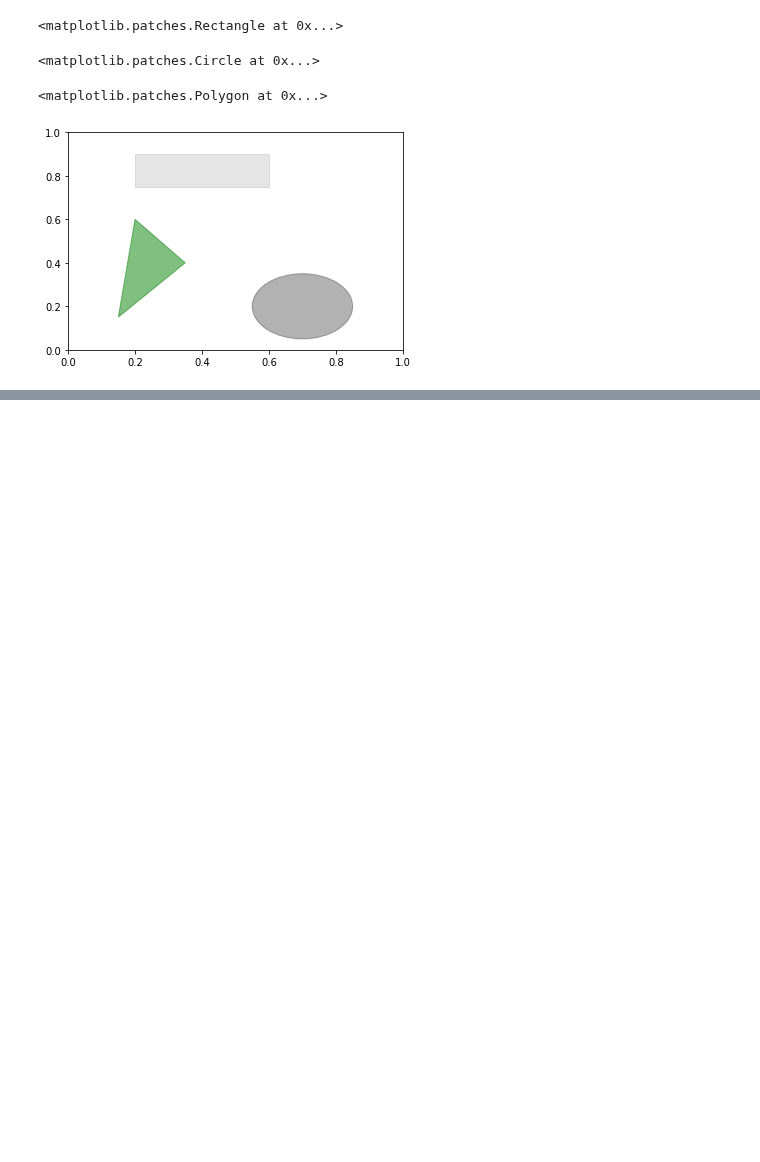
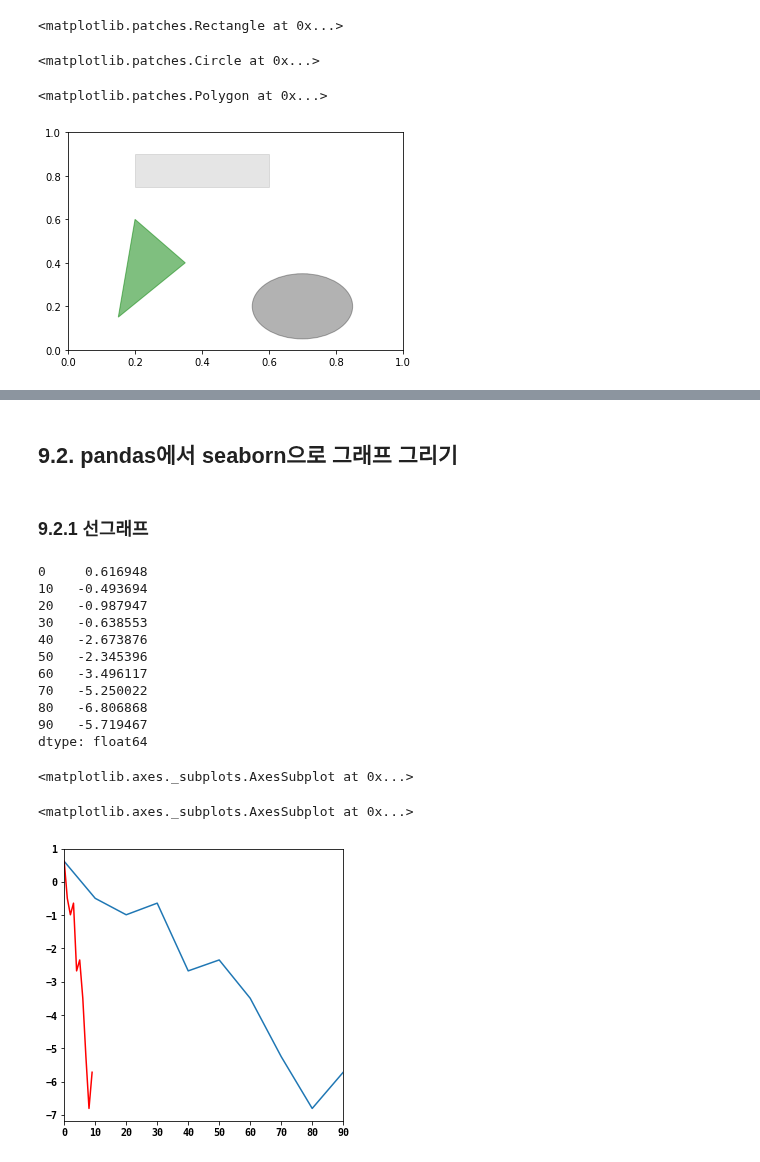
Before and after one commit to Suhwan-Ji/Study_DataScience, a Jupyter notebook: DataAnalysis/Ch09. 그래프와 시각화.ipynb, the cells around one changed output, grey strips where cells are left out. Drawn from its saved outputs; the diff is of its cells as text; code cells hidden in the pictures; blank space fills up the shorter version.

```diff
--- a/DataAnalysis/Ch09. 그래프와 시각화.ipynb
+++ b/DataAnalysis/Ch09. 그래프와 시각화.ipynb
@@ -232,0 +260,35 @@ ax.add_patch(pgon)
+# %%
+#fig size10x10으로 고정
+plt.rc('figure',figsize=(5,5)) #컴포넌트이름, 키워드인자
+
+#사전형식으로 작성하면 편함
+font_options={
+    'family':'monospace',
+    'weight':'bold',
+    'size':10
+}
+plt.rc('font',**font_options)
+# %% [markdown]
+## 9.2. pandas에서 seaborn으로 그래프 그리기
+# %% [markdown]
+### 9.2.1 선그래프
+# %%
+s = pd.Series(np.random.randn(10).cumsum(),index = np.arange(0,100,10))
+s
+s.plot()
+s.plot(use_index=False,color='r') #인덱스가 x축으로 사용되는걸 막음
+# %% [output]
+0     0.616948
+10   -0.493694
+20   -0.987947
+30   -0.638553
+40   -2.673876
+50   -2.345396
+60   -3.496117
+70   -5.250022
+80   -6.806868
+90   -5.719467
+dtype: float64
+<matplotlib.axes._subplots.AxesSubplot at 0x...>
+<matplotlib.axes._subplots.AxesSubplot at 0x...>
+[figure, added]
```
Also changed, not shown: parts of 43 cells of this notebook.
